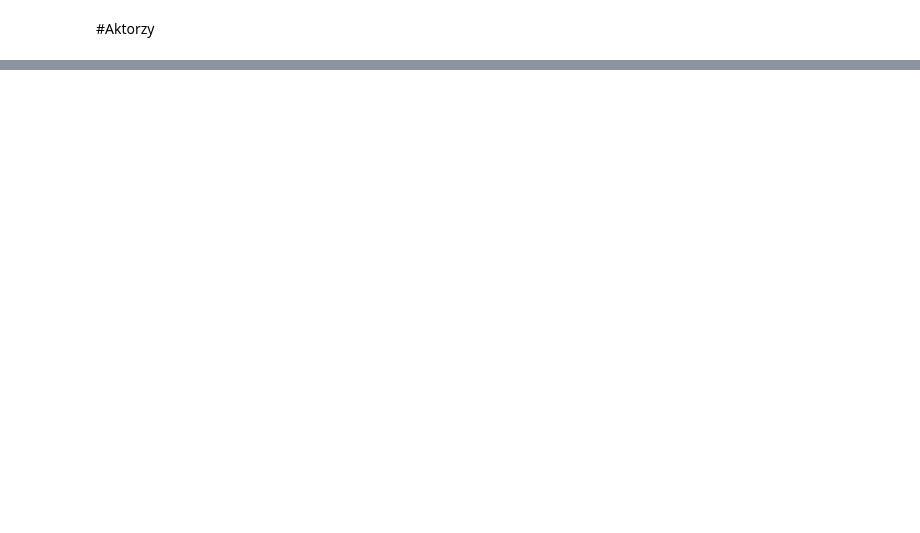
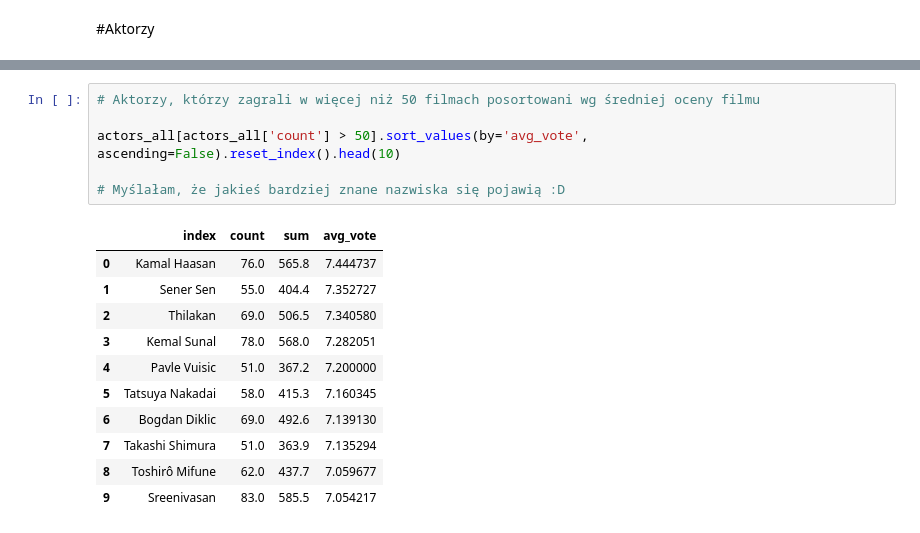
Before and after one commit to KatBotkowska/CodersCrew, a Jupyter notebook: Netflix_data.ipynb, the cells around one changed output, grey strips where cells are left out. Drawn from its saved outputs; the diff is of its cells as text; blank space fills up the shorter version.

```diff
--- a/Netflix_data.ipynb
+++ b/Netflix_data.ipynb
@@ -1312,0 +708,18 @@ imdb_names.head()
+# %%
+# Aktorzy, którzy zagrali w więcej niż 50 filmach posortowani wg średniej oceny filmu
+
+actors_all[actors_all['count'] > 50].sort_values(by='avg_vote', ascending=False).reset_index().head(10)
+
+# Myślałam, że jakieś bardziej znane nazwiska się pojawią :D
+# %% [output]
+|  | index | count | sum | avg_vote |
+| 0 | Kamal Haasan | 76.0 | 565.8 | 7.444737 |
+| 1 | Sener Sen | 55.0 | 404.4 | 7.352727 |
+| 2 | Thilakan | 69.0 | 506.5 | 7.340580 |
+| 3 | Kemal Sunal | 78.0 | 568.0 | 7.282051 |
+| 4 | Pavle Vuisic | 51.0 | 367.2 | 7.200000 |
+| 5 | Tatsuya Nakadai | 58.0 | 415.3 | 7.160345 |
+| 6 | Bogdan Diklic | 69.0 | 492.6 | 7.139130 |
+| 7 | Takashi Shimura | 51.0 | 363.9 | 7.135294 |
+| 8 | Toshirô Mifune | 62.0 | 437.7 | 7.059677 |
+| 9 | Sreenivasan | 83.0 | 585.5 | 7.054217 |
```
Also changed, not shown: parts of 88 cells of this notebook.
